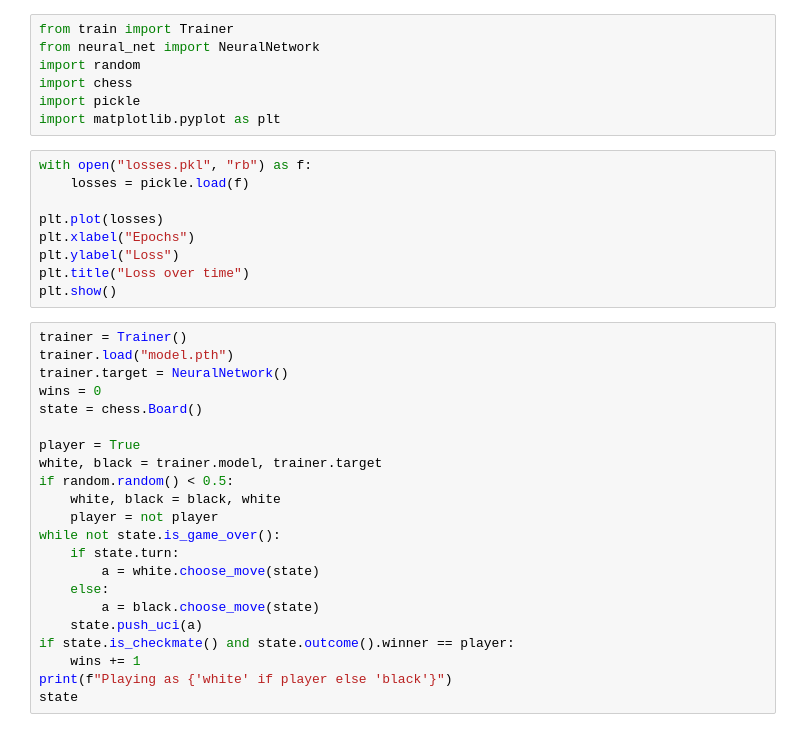
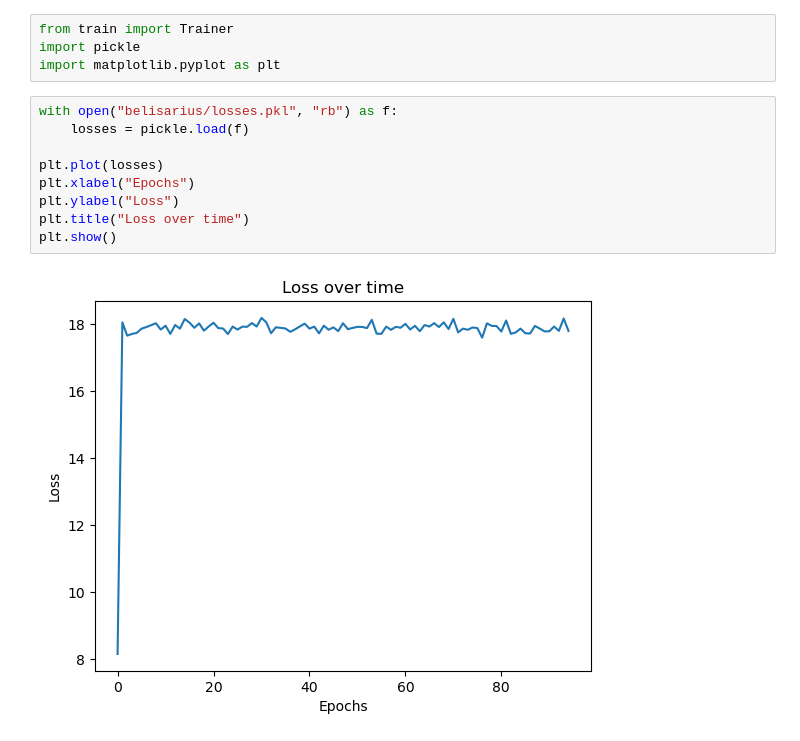
Before and after one commit to tachophobia/ChessAI, a Jupyter notebook: test_agent.ipynb, the cells around one changed output. Saved outputs shown, nothing was run; the diff lists cells and outputs as text.

```diff
--- a/test_agent.ipynb
+++ b/test_agent.ipynb
@@ -1,38 +1,15 @@
 # %%
 from train import Trainer
-from neural_net import NeuralNetwork
-import random
-import chess
 import pickle
 import matplotlib.pyplot as plt
 # %%
-with open("losses.pkl", "rb") as f:
+with open("belisarius/losses.pkl", "rb") as f:
     losses = pickle.load(f)
 
 plt.plot(losses)
 plt.xlabel("Epochs")
 plt.ylabel("Loss")
 plt.title("Loss over time")
 plt.show()
+# %% [output]
+[figure, added]
-# %%
-trainer = Trainer()
-trainer.load("model.pth")
-trainer.target = NeuralNetwork()
-wins = 0
-state = chess.Board()
-
-player = True
-white, black = trainer.model, trainer.target
-if random.random() < 0.5:
-    white, black = black, white
-    player = not player
-while not state.is_game_over():
-    if state.turn:
-        a = white.choose_move(state)
-    else:
-        a = black.choose_move(state)
-    state.push_uci(a)
-if state.is_checkmate() and state.outcome().winner == player:
-    wins += 1
-print(f"Playing as {'white' if player else 'black'}")
-state
```
Also changed, not shown: parts of 3 cells of this notebook, 5 other files.
